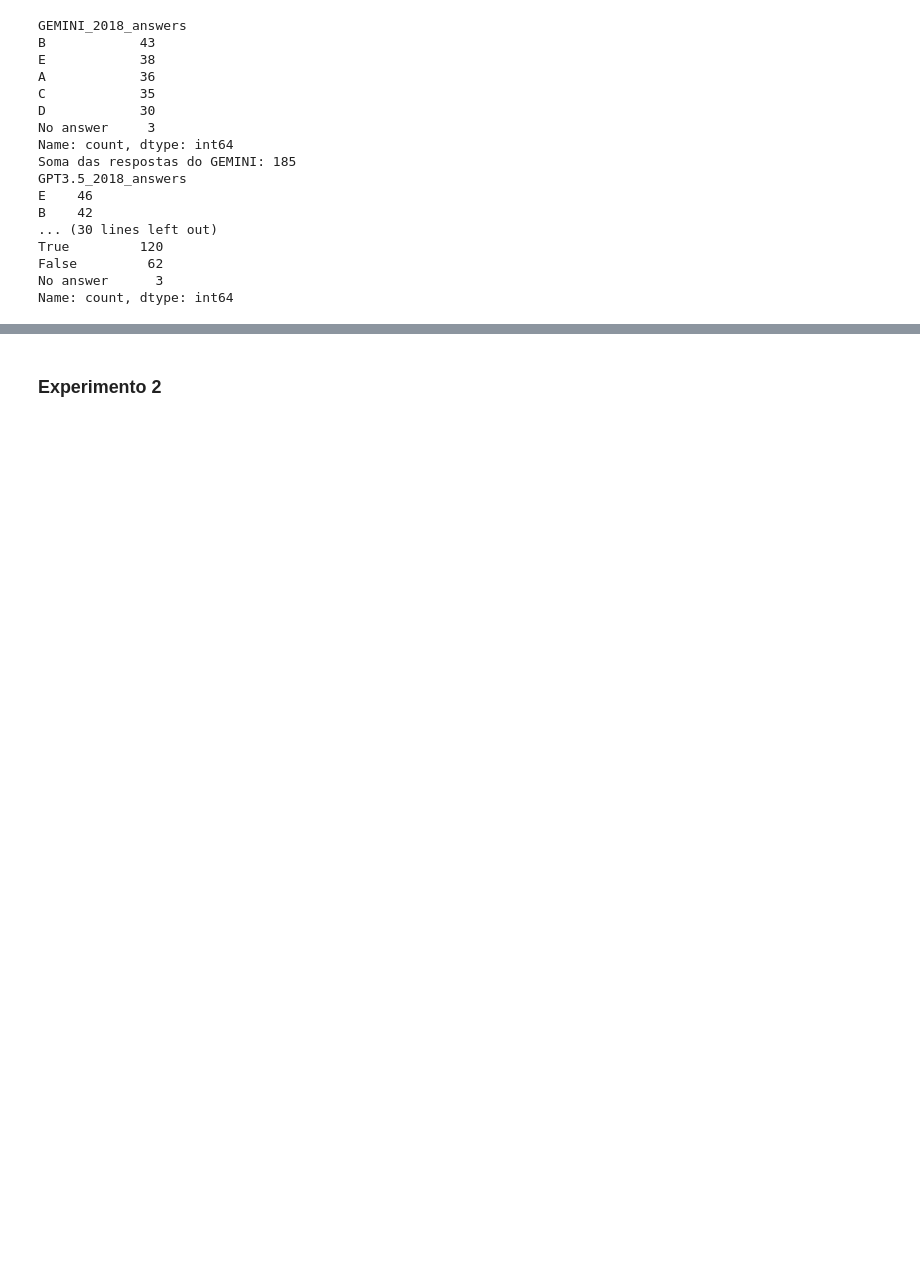
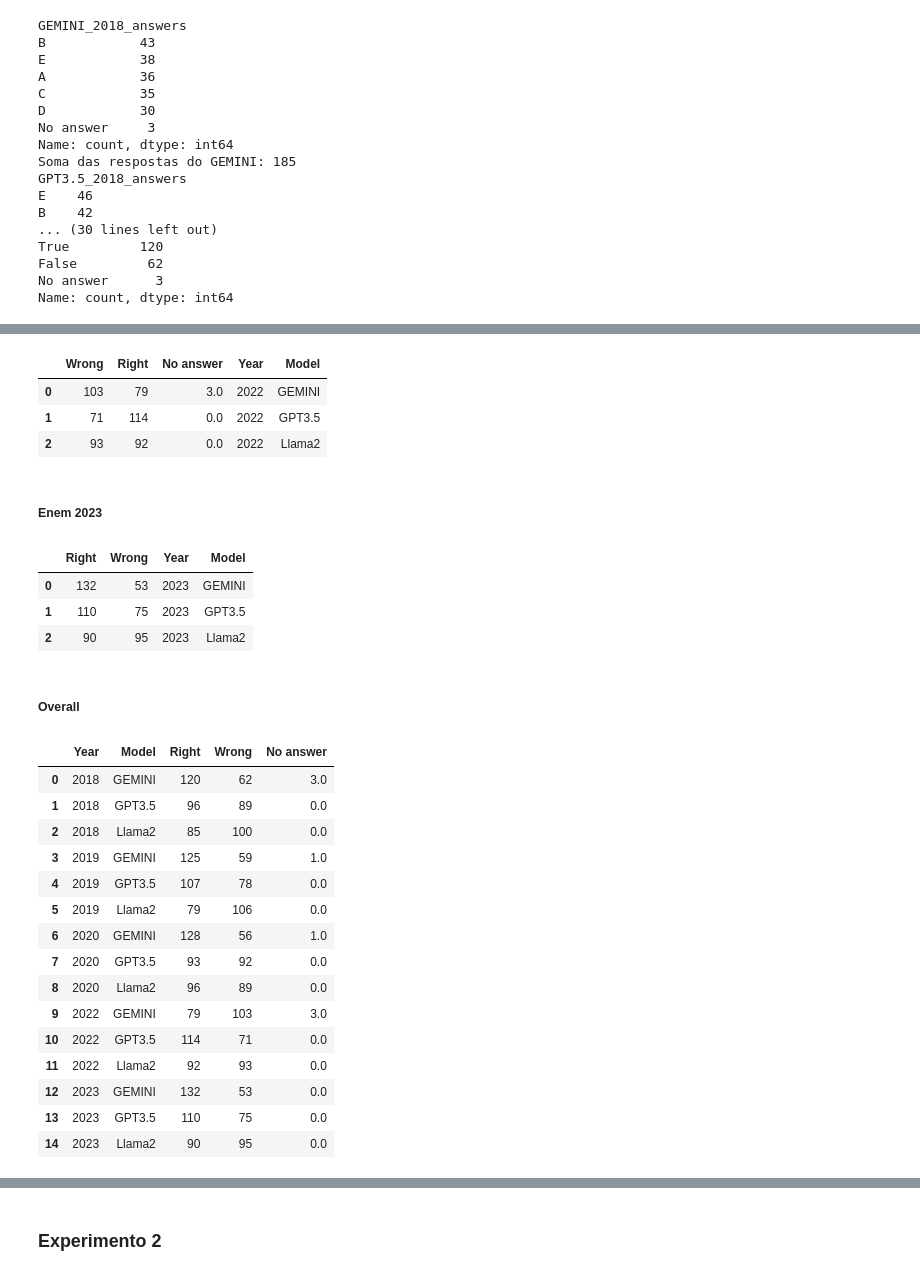
Before and after one commit to LucasBrasileiroRaposo/TCC, a Jupyter notebook: data_analysis.ipynb, the cells around one changed output, grey strips where cells are left out. Saved outputs shown, nothing was run; the diff lists cells and outputs as text; code cells hidden in the pictures; blank space fills up the shorter version.

```diff
--- a/data_analysis.ipynb
+++ b/data_analysis.ipynb
@@ -159,0 +225,2 @@ display(result_counts_total_df)
+# %%
+enem_2019_results = save_models_results(df_2019, df_2019['year'].unique()[0])
@@ -159,0 +285,9 @@ display(result_counts_total_df)
+# %%
+enem_2022_results = save_models_results(df_2022, df_2022['year'].unique()[0])
+# %% [output]
+|  | Wrong | Right | No answer | Year | Model |
+| 0 | 103 | 79 | 3.0 | 2022 | GEMINI |
+| 1 | 71 | 114 | 0.0 | 2022 | GPT3.5 |
+| 2 | 93 | 92 | 0.0 | 2022 | Llama2 |
+# %% [markdown]
+##### Enem 2023
@@ -159,0 +297,29 @@ display(result_counts_total_df)
+# %%
+enem_2023_results = save_models_results(df_2023, df_2023['year'].unique()[0])
+# %% [output]
+|  | Right | Wrong | Year | Model |
+| 0 | 132 | 53 | 2023 | GEMINI |
+| 1 | 110 | 75 | 2023 | GPT3.5 |
+| 2 | 90 | 95 | 2023 | Llama2 |
+# %% [markdown]
+##### Overall
+# %%
+overall_results = pd.concat([enem_2018_results, enem_2019_results, enem_2020_results, enem_2022_results, enem_2023_results], ignore_index=True).fillna(0)
+display(overall_results.head(15))
+# %% [output]
+|  | Year | Model | Right | Wrong | No answer |
+| 0 | 2018 | GEMINI | 120 | 62 | 3.0 |
+| 1 | 2018 | GPT3.5 | 96 | 89 | 0.0 |
+| 2 | 2018 | Llama2 | 85 | 100 | 0.0 |
+| 3 | 2019 | GEMINI | 125 | 59 | 1.0 |
+| 4 | 2019 | GPT3.5 | 107 | 78 | 0.0 |
+| 5 | 2019 | Llama2 | 79 | 106 | 0.0 |
+| 6 | 2020 | GEMINI | 128 | 56 | 1.0 |
+| 7 | 2020 | GPT3.5 | 93 | 92 | 0.0 |
+| 8 | 2020 | Llama2 | 96 | 89 | 0.0 |
+| 9 | 2022 | GEMINI | 79 | 103 | 3.0 |
+| 10 | 2022 | GPT3.5 | 114 | 71 | 0.0 |
+| 11 | 2022 | Llama2 | 92 | 93 | 0.0 |
+| 12 | 2023 | GEMINI | 132 | 53 | 0.0 |
+| 13 | 2023 | GPT3.5 | 110 | 75 | 0.0 |
+| 14 | 2023 | Llama2 | 90 | 95 | 0.0 |
```
Also changed, not shown: parts of 16 cells of this notebook.
